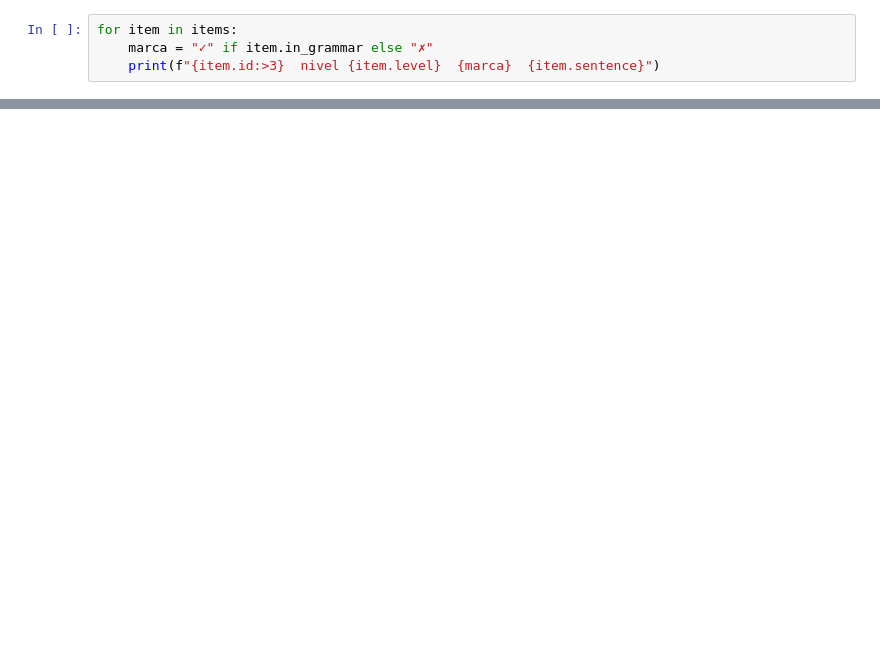
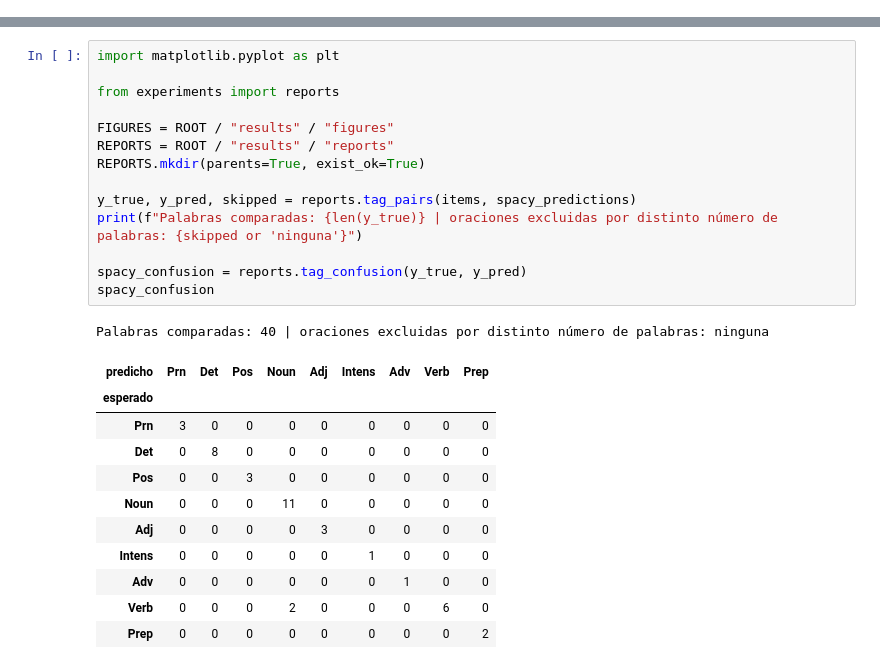
Before and after one commit to Pabloo-04/c_es_compiler, a Jupyter notebook: notebooks/nlp_comparison.ipynb, the cells around one changed output, grey strips where cells are left out. Cells and saved outputs as stored; diff of their text form; blank space fills up the shorter version.

```diff
--- a/notebooks/nlp_comparison.ipynb
+++ b/notebooks/nlp_comparison.ipynb
@@ -43,4 +0,0 @@ print(f"{len(items)} oraciones en el conjunto de prueba")
-# %%
-for item in items:
-    marca = "✓" if item.in_grammar else "✗"
-    print(f"{item.id:>3}  nivel {item.level}  {marca}  {item.sentence}")
@@ -155,0 +305,27 @@ TODO(P1):
+# %%
+import matplotlib.pyplot as plt
+
+from experiments import reports
+
+FIGURES = ROOT / "results" / "figures"
+REPORTS = ROOT / "results" / "reports"
+REPORTS.mkdir(parents=True, exist_ok=True)
+
+y_true, y_pred, skipped = reports.tag_pairs(items, spacy_predictions)
+print(f"Palabras comparadas: {len(y_true)} | oraciones excluidas por distinto número de palabras: {skipped or 'ninguna'}")
+
+spacy_confusion = reports.tag_confusion(y_true, y_pred)
+spacy_confusion
+# %% [output]
+Palabras comparadas: 40 | oraciones excluidas por distinto número de palabras: ninguna
+| predicho | Prn | Det | Pos | Noun | Adj | Intens | Adv | Verb | Prep |
+| esperado |  |  |  |  |  |  |  |  |  |
+| Prn | 3 | 0 | 0 | 0 | 0 | 0 | 0 | 0 | 0 |
+| Det | 0 | 8 | 0 | 0 | 0 | 0 | 0 | 0 | 0 |
+| Pos | 0 | 0 | 3 | 0 | 0 | 0 | 0 | 0 | 0 |
+| Noun | 0 | 0 | 0 | 11 | 0 | 0 | 0 | 0 | 0 |
+| Adj | 0 | 0 | 0 | 0 | 3 | 0 | 0 | 0 | 0 |
+| Intens | 0 | 0 | 0 | 0 | 0 | 1 | 0 | 0 | 0 |
+| Adv | 0 | 0 | 0 | 0 | 0 | 0 | 1 | 0 | 0 |
+| Verb | 0 | 0 | 0 | 2 | 0 | 0 | 0 | 6 | 0 |
+| Prep | 0 | 0 | 0 | 0 | 0 | 0 | 0 | 0 | 2 |
```
Also changed, not shown: parts of 43 cells of this notebook, 9 other files.
